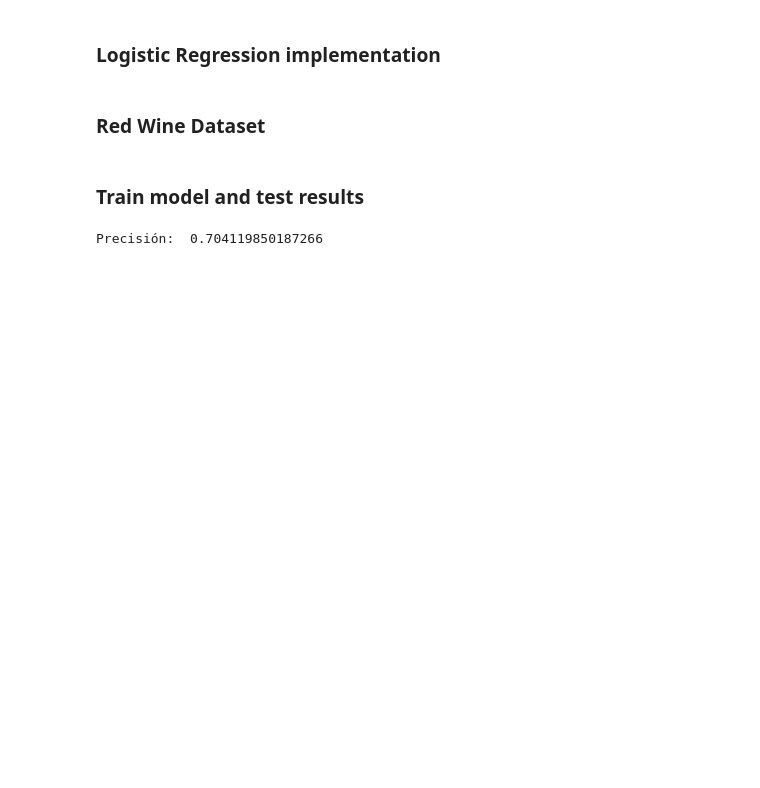
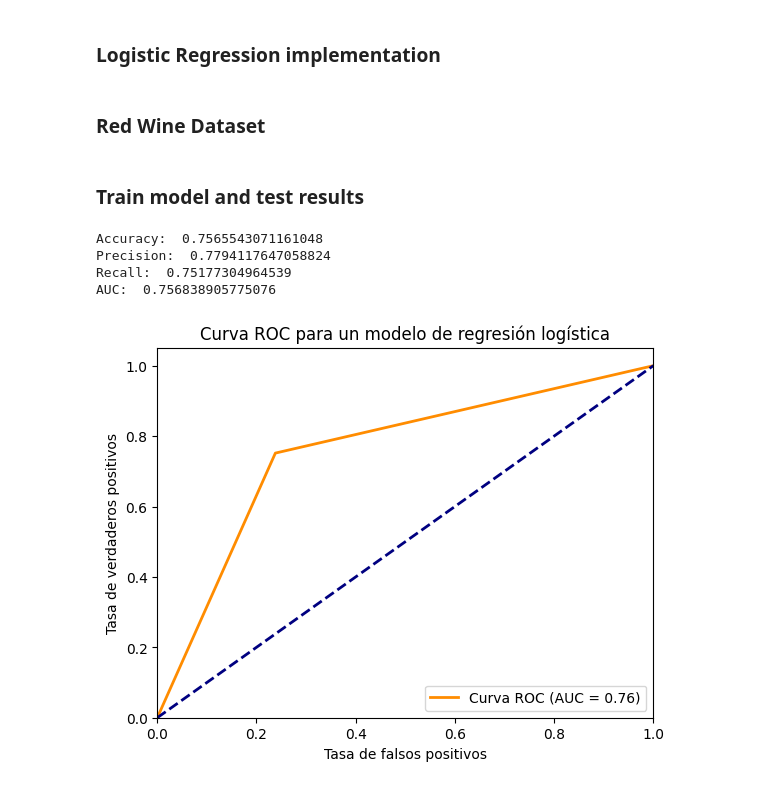
Before and after one commit to JoseDavidSS/Patrones.Project1, a Jupyter notebook: logistic_regresion.ipynb, the cells around one changed output. Drawn from its saved outputs; the diff is of its cells as text; code cells hidden in the pictures; blank space fills up the shorter version.

Commit message:
Add metrics into the logistic regression model

```diff
--- a/logistic_regresion.ipynb
+++ b/logistic_regresion.ipynb
@@ -3,7 +3,13 @@
 # %%
 import numpy as np
 import pandas as pd
+import matplotlib.pyplot as plt
 from sklearn.linear_model import LogisticRegression
+from sklearn.metrics import accuracy_score
+from sklearn.metrics import precision_score
+from sklearn.metrics import recall_score
+from sklearn.metrics import roc_auc_score
+from sklearn.metrics import roc_curve, auc
 
 class OurLogisticRegression:
     def __init__(self, lr=0.01, num_iter=100000, fit_intercept=True):
@@ -45,8 +51,35 @@ class OurLogisticRegression:
 
     def predict(self, X, threshold):
         return self.predict_prob(X) >= threshold
-    def score(self, y_pred,y_test):
-        return float(sum(y_pred == y_test)) / float(len(y_test))
+
+    def accurancy(self, y_pred,y_test):
+        return accuracy_score(y_test, y_pred)
+
+    def precision(self, y_pred,y_test):
+        return precision_score(y_test, y_pred)
+
+    def recall(self, y_pred,y_test):
+        return recall_score(y_test, y_pred)
+
+    def auc(self, y_pred,y_test):
+        fpr, tpr, thresholds = roc_curve(y_test, y_pred)
+        roc_auc = auc(fpr, tpr)
+        return roc_auc
+
+    def plot_roc(self, y_pred, y_test):
+        fpr, tpr, thresholds = roc_curve(y_test, y_pred)
+        roc_auc = auc(fpr, tpr)
+
+        # graficar la curva ROC
+        plt.plot(fpr, tpr, color='darkorange', lw=2, label='Curva ROC (AUC = %0.2f)' % roc_auc)
+        plt.plot([0, 1], [0, 1], color='navy', lw=2, linestyle='--')
+        plt.xlim([0.0, 1.0])
+        plt.ylim([0.0, 1.05])
+        plt.xlabel('Tasa de falsos positivos')
+        plt.ylabel('Tasa de verdaderos positivos')
+        plt.title('Curva ROC para un modelo de regresión logística')
+        plt.legend(loc="lower right")
+        plt.show()
 # %% [markdown]
 ### Red Wine Dataset
 # %%
@@ -162,15 +195,23 @@ y_test = pd.concat([y0_test, y1_test], axis= 0)
 # %%
 model = OurLogisticRegression(lr=0.03, num_iter=100)
 
 # fit the model to the training data
 model.fit(X_train, y_train)
 
 # predict probabilities for test set
 probs = model.predict_prob(X_test)
 
 # predict classes for test set
 y_pred = model.predict(X_test, 0.5)
 
-print("Precisión: ",model.score(y_pred,y_test))
+print("Accuracy: ", model.accurancy(y_pred, y_test))
+print("Precision: ", model.precision(y_pred, y_test))
+print("Recall: ", model.recall(y_pred, y_test))
+print("AUC: ", model.auc(y_pred, y_test))
+model.plot_roc(y_pred, y_test)
 # %% [output]
-Precisión:  0.704119850187266
+Accuracy:  0.7565543071161048
+Precision:  0.7794117647058824
+Recall:  0.75177304964539
+AUC:  0.756838905775076
+[figure, added]
```
Also changed, not shown: parts of 1 cell of this notebook.
